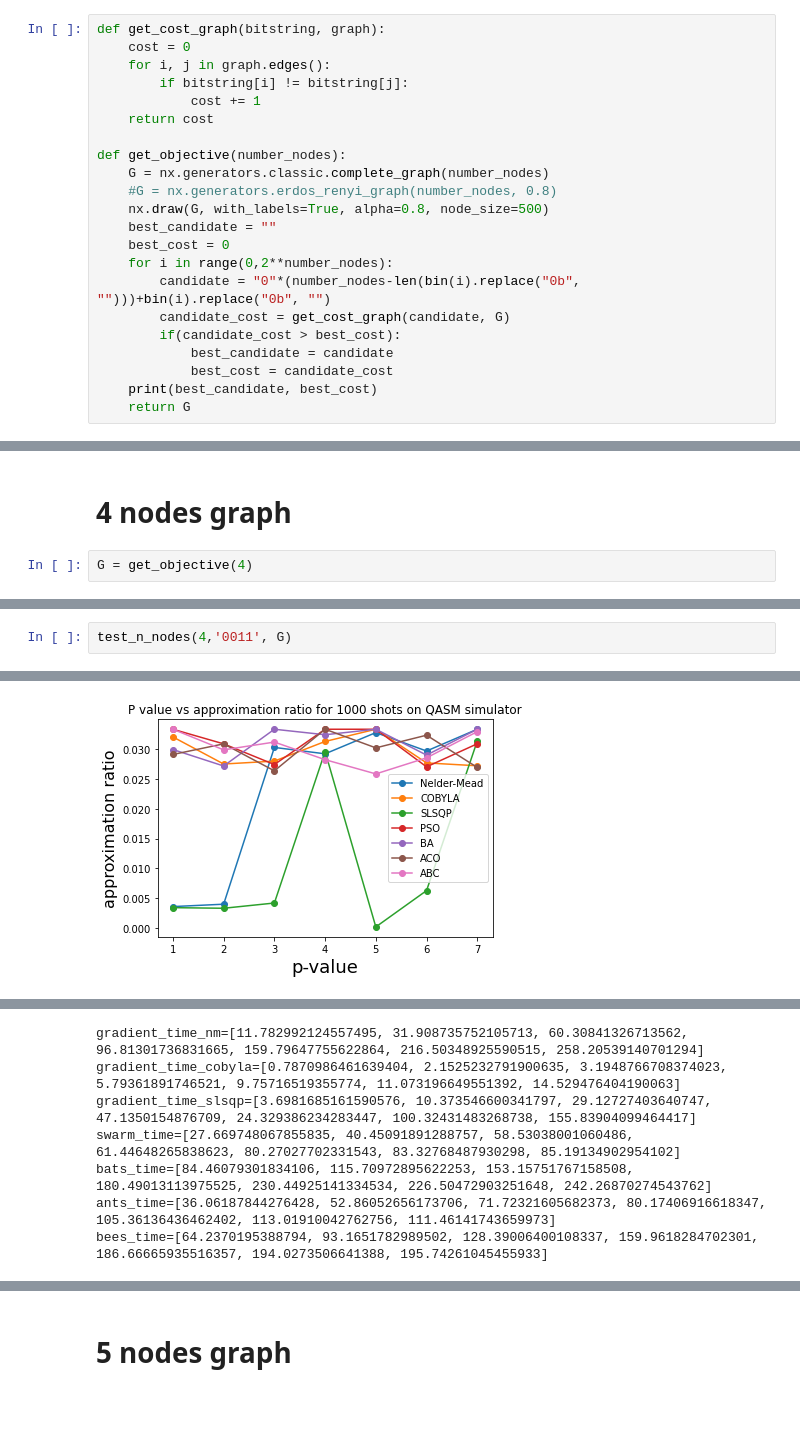
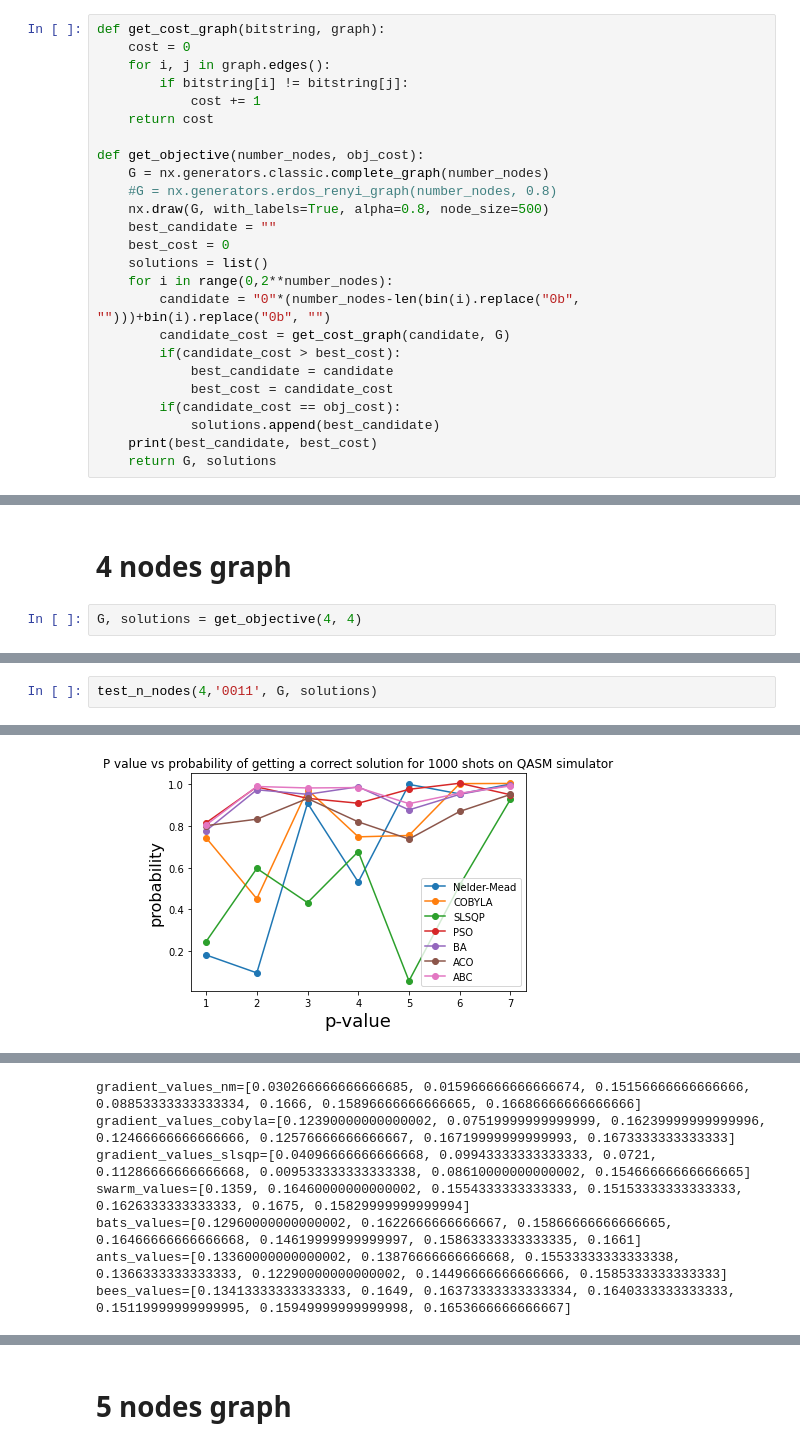
Before and after one commit to mentesniker/Maxcut-solver, a Jupyter notebook: Max-cut-results.ipynb, the cells around one changed output, grey strips where cells are left out. Cells and saved outputs as stored; diff of their text form; blank space fills up the shorter version.

```diff
--- a/Max-cut-results.ipynb
+++ b/Max-cut-results.ipynb
@@ -240,18 +239,21 @@ def get_cost_graph(bitstring, graph):
             cost += 1
     return cost
 
-def get_objective(number_nodes):
+def get_objective(number_nodes, obj_cost):
     G = nx.generators.classic.complete_graph(number_nodes)
     #G = nx.generators.erdos_renyi_graph(number_nodes, 0.8)
     nx.draw(G, with_labels=True, alpha=0.8, node_size=500)
     best_candidate = ""
     best_cost = 0
+    solutions = list()
     for i in range(0,2**number_nodes):
         candidate = "0"*(number_nodes-len(bin(i).replace("0b", "")))+bin(i).replace("0b", "")
         candidate_cost = get_cost_graph(candidate, G)
         if(candidate_cost > best_cost):
             best_candidate = candidate
             best_cost = candidate_cost
+        if(candidate_cost == obj_cost):
+            solutions.append(best_candidate)
     print(best_candidate, best_cost)
-    return G
+    return G, solutions
 # %%
@@ -449,6 +491,6 @@ def test_n_nodes(number_nodes,objective, G):
 # %% [markdown]
 # 4 nodes graph
 # %%
-G = get_objective(4)
+G, solutions = get_objective(4, 4)
 # %% [output]
 0011 4
@@ -456,3 +498,3 @@ G = get_objective(4)
 # %%
-test_n_nodes(4,'0011', G)
+test_n_nodes(4,'0011', G, solutions)
 # %% [output]
@@ -476 +508 @@ bees_values_p=[0.03333333333333333, 0.029878048780487807, 0.03118279569892473, 0
-[figure, old version]
+[figure, new version]
@@ -485,7 +517,7 @@ bees_values=[0.12416666666666666, 0.1607666666666666, 0.1464666666666666, 0.1579
-gradient_time_nm=[11.782992124557495, 31.908735752105713, 60.30841326713562, 96.81301736831665, 159.79647755622864, 216.50348925590515, 258.20539140701294]
-gradient_time_cobyla=[0.7870986461639404, 2.1525232791900635, 3.1948766708374023, 5.79361891746521, 9.75716519355774, 11.073196649551392, 14.529476404190063]
-gradient_time_slsqp=[3.6981685161590576, 10.373546600341797, 29.12727403640747, 47.1350154876709, 24.329386234283447, 100.32431483268738, 155.83904099464417]
-swarm_time=[27.669748067855835, 40.45091891288757, 58.53038001060486, 61.44648265838623, 80.27027702331543, 83.32768487930298, 85.19134902954102]
-bats_time=[84.46079301834106, 115.70972895622253, 153.15751767158508, 180.49013113975525, 230.44925141334534, 226.50472903251648, 242.26870274543762]
-ants_time=[36.06187844276428, 52.86052656173706, 71.72321605682373, 80.17406916618347, 105.36136436462402, 113.01910042762756, 111.46141743659973]
-bees_time=[64.2370195388794, 93.1651782989502, 128.39006400108337, 159.9618284702301, 186.66665935516357, 194.0273506641388, 195.74261045455933]
+gradient_values_nm=[0.030266666666666685, 0.015966666666666674, 0.15156666666666666, 0.08853333333333334, 0.1666, 0.15896666666666665, 0.16686666666666666]
+gradient_values_cobyla=[0.12390000000000002, 0.07519999999999999, 0.16239999999999996, 0.12466666666666666, 0.12576666666666667, 0.16719999999999993, 0.1673333333333333]
+gradient_values_slsqp=[0.04096666666666668, 0.09943333333333333, 0.0721, 0.11286666666666668, 0.009533333333333338, 0.08610000000000002, 0.15466666666666665]
+swarm_values=[0.1359, 0.16460000000000002, 0.1554333333333333, 0.15153333333333333, 0.1626333333333333, 0.1675, 0.15829999999999994]
+bats_values=[0.12960000000000002, 0.1622666666666667, 0.15866666666666665, 0.16466666666666668, 0.14619999999999997, 0.15863333333333335, 0.1661]
+ants_values=[0.13360000000000002, 0.13876666666666668, 0.15533333333333338, 0.1366333333333333, 0.12290000000000002, 0.14496666666666666, 0.1585333333333333]
+bees_values=[0.13413333333333333, 0.1649, 0.16373333333333334, 0.1640333333333333, 0.15119999999999995, 0.15949999999999998, 0.1653666666666667]
```
Also changed, not shown: parts of 14 cells of this notebook, 2 other files.
